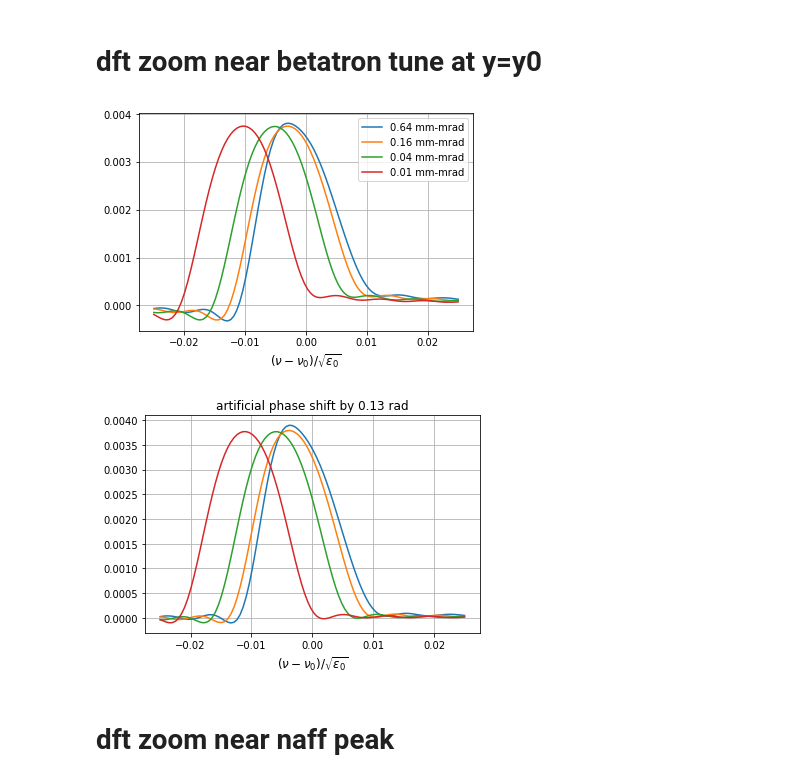
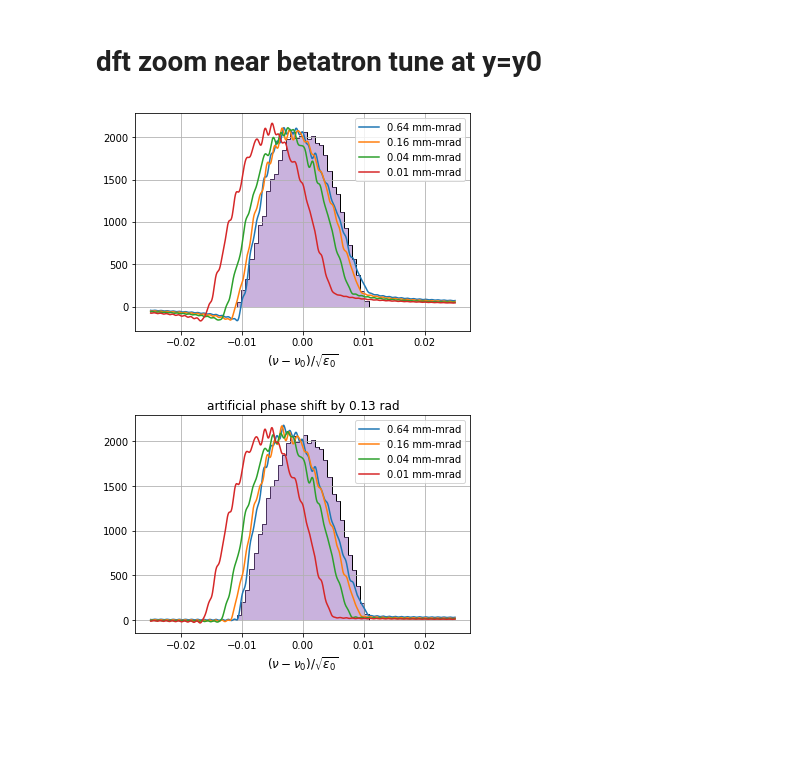
Before and after one commit to kilean20/SampleRuns, a Jupyter notebook: Decoherence/[ReadData]Decpherence.ipynb, the cells around one changed output. Saved outputs shown, nothing was run; the diff lists cells and outputs as text; code cells hidden in the pictures; blank space fills up the shorter version.

```diff
--- a/Decoherence/[ReadData]Decpherence.ipynb
+++ b/Decoherence/[ReadData]Decpherence.ipynb
@@ -55,0 +82,9 @@ plt.savefig('Centroid.png',dpi=180,bbox_inches = "tight")
+# %%
+for i in range(len(Emit)):
+    plt.plot((Tune[i]-tune0)/np.sqrt(float(Emit[i])),np.real(fftY[i]*np.exp(-1j*np.angle(Y[0][0])))*np.sqrt(float(Emit[i]))*maxTurn*3.9e3,alpha=0.8)
+plt.hist((pDataInit[:,2]-0.008)*18,bins=32,alpha=0.9,histtype ='step',color='k');
+plt.hist((pDataInit[:,2]-0.008)*18,bins=32,alpha=0.3,histtype ='bar');
+plt.xlim(-0.03,0.03)
+plt.xlabel(r'$(\nu-\nu_0)/\sqrt{\epsilon_0}$',fontsize=12);
+plt.legend(legend)
+plt.grid()
@@ -55,0 +93,9 @@ plt.savefig('Centroid.png',dpi=180,bbox_inches = "tight")
+# %%
+for i in range(len(Emit)):
+    plt.plot((Tune[i]-tune0)/np.sqrt(float(Emit[i])),np.real(fftY[i]*np.exp(-1j*np.angle(Y[0][0])-1j*0.13))*np.sqrt(float(Emit[i]))*maxTurn*3.9e3,alpha=0.8)
+plt.hist((pDataInit[:,2]-0.008)*18,bins=32,alpha=0.9,histtype ='step',color='k');
+plt.hist((pDataInit[:,2]-0.008)*18,bins=32,alpha=0.3,histtype ='bar');
+plt.xlim(-0.03,0.03)
+plt.xlabel(r'$(\nu-\nu_0)/\sqrt{\epsilon_0}$',fontsize=12);
+plt.legend(legend)
+plt.grid()
@@ -56,8 +104,7 @@ plt.savefig('Centroid.png',dpi=180,bbox_inches = "tight")
 # %% [markdown]
 # dft zoom near betatron tune at y=y0
 # %%
-tune0
-nSample = 100
+nSample = 1000
 Tune= []
 Amp = []
 for i in range(len(Emit)):
@@ -65,22 +112,25 @@ for i in range(len(Emit)):
     Amp.append(np.zeros(nSample,dtype=np.complex128))
     n=len(Y[i])
     for k in range(nSample):
-        Amp[i][k] = np.sum(Y[i]*np.exp(-1j*2.0*np.pi*Tune[i][k]*np.arange(0,n)))/n
+        Amp[i][k] = np.sum(Y[i]*np.exp(-1j*2.0*np.pi*Tune[i][k]*np.arange(0,n)))
 # %%
 for i in range(len(Emit)):
-    plt.plot(np.linspace(-0.025,0.025,nSample),np.real(Amp[i]*np.exp(-1j*np.angle(Y[0][0]))))
+    plt.plot(np.linspace(-0.025,0.025,nSample),np.real(Amp[i]*np.exp(-1j*np.angle(Y[0][0])))*np.sqrt(float(Emit[i]))*maxTurn*3.9e3)
 plt.xlabel(r'$(\nu-\nu_0)/\sqrt{\epsilon_0}$',fontsize=12);
+plt.hist((pDataInit[:,2]-0.008)*18,bins=32,histtype ='step',color='k');
+plt.hist((pDataInit[:,2]-0.008)*18,bins=32,alpha=0.5,histtype ='bar');
 plt.legend(legend)
 plt.grid()
 # %% [output]
-[figure, old version]
+[figure, new version]
 # %%
 for i in range(len(Emit)):
-    plt.plot(np.linspace(-0.025,0.025,nSample),np.real(Amp[i]*np.exp(-1j*np.angle(Y[0][0])-1j*0.13)))
+    plt.plot(np.linspace(-0.025,0.025,nSample),np.real(Amp[i]*np.exp(-1j*np.angle(Y[0][0])-1j*0.13))*np.sqrt(float(Emit[i]))*maxTurn*3.9e3)
 plt.xlabel(r'$(\nu-\nu_0)/\sqrt{\epsilon_0}$',fontsize=12);
 plt.title('artificial phase shift by 0.13 rad');
+plt.hist((pDataInit[:,2]-0.008)*18,bins=32,histtype ='step',color='k');
+plt.hist((pDataInit[:,2]-0.008)*18,bins=32,alpha=0.5,histtype ='bar');
+plt.legend(legend)
 plt.grid()
 # %% [output]
-[figure, old version]
+[figure, new version]
-# %% [markdown]
-# dft zoom near naff peak
```
Also changed, not shown: parts of 18 cells of this notebook.
